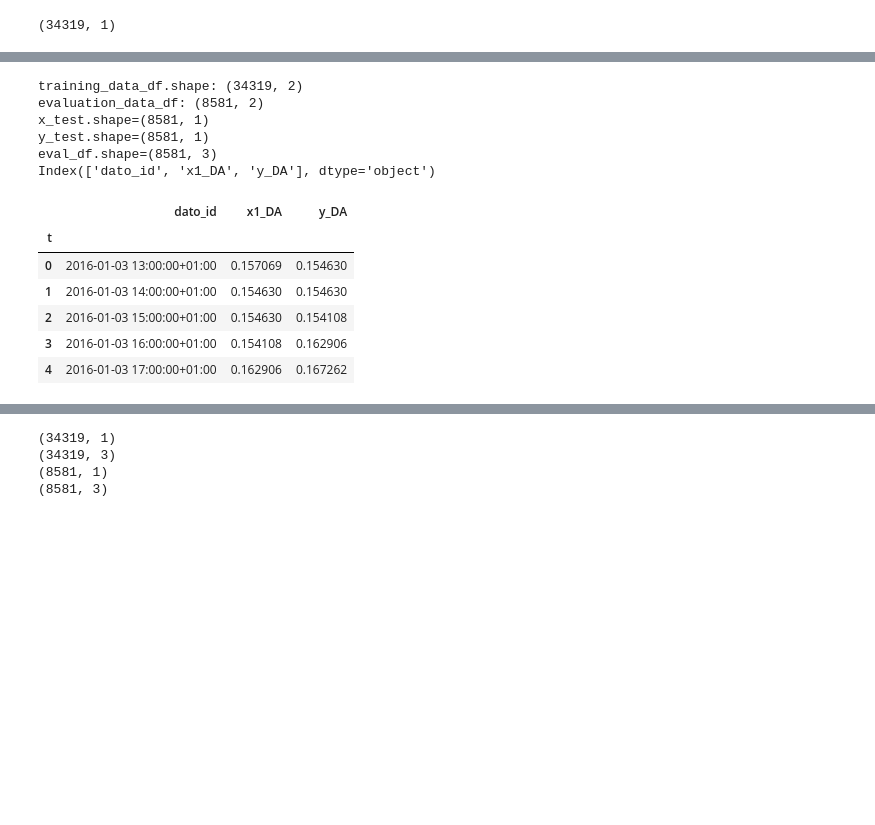
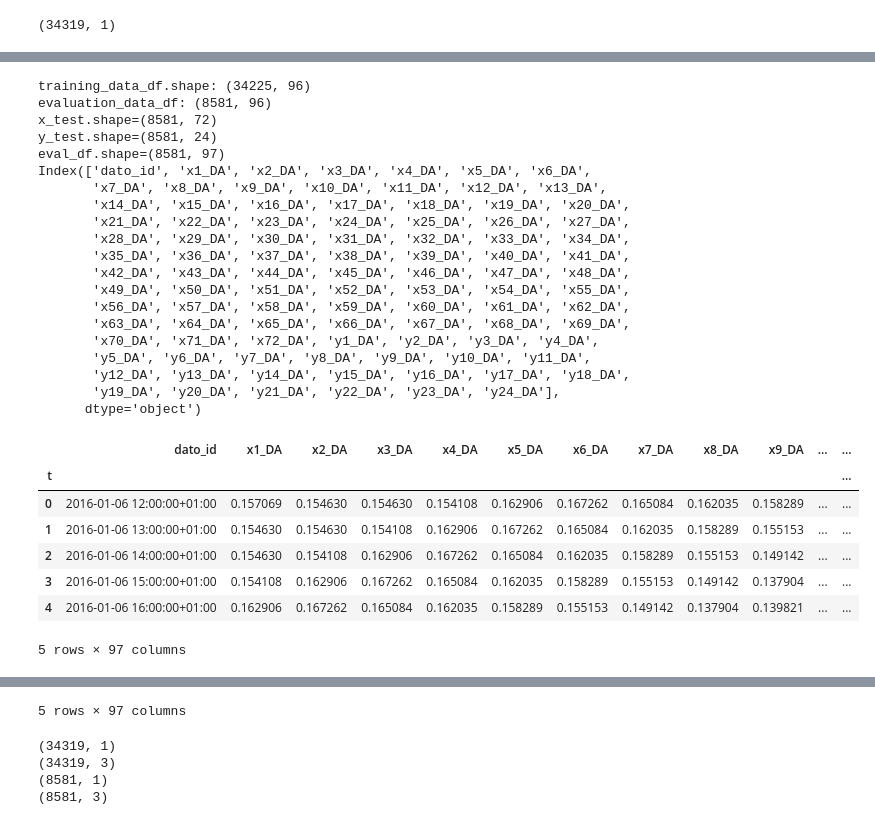
Before and after one commit to AndreasBordvik/FYS-STK4155-Prj3_report, a Jupyter notebook: code/LSTM_alternative/Time_series.ipynb, the cells around one changed output, grey strips where cells are left out. Cells and saved outputs as stored; diff of their text form; code cells hidden in the pictures; blank space fills up the shorter version.

```diff
--- a/code/LSTM_alternative/Time_series.ipynb
+++ b/code/LSTM_alternative/Time_series.ipynb
@@ -240,41 +242,56 @@ evaluation_data_df: (8581, 2)
 # %%
 # Time series slicing parameters
-nbf_features = input_window = 1
-nbf_outputs = output_window = 1
+nbf_features = input_window = 72
+nbf_outputs = output_window = 24
 
 # Creating time series traing and evaluation (test) data besed on sliding window approach
 x_train, y_train, x_test, y_test, train_df, eval_df = create_time_series_data(training_df,
                                                                               forcast_sol_df,
                                                                               nbf_features,
                                                                               nbf_outputs,
                                                                               column_key="NO5_price",
                                                                               column_suffix="DA",
                                                                               include_target_outputs=True)
 print(f"{x_test.shape=}")
 print(f"{y_test.shape=}")
 print(f"{eval_df.shape=}")
 print(eval_df.columns)
 
 # Displaying time series data
 train_df.index.name = "t"
 display(train_df.head())
 
 # Save the table.
 train_df.head().to_csv("time_series_data.csv")
 
 
 display(eval_df.head())
 # %% [output]
-training_data_df.shape: (34319, 2)
-evaluation_data_df: (8581, 2)
-x_test.shape=(8581, 1)
-y_test.shape=(8581, 1)
-eval_df.shape=(8581, 3)
-Index(['dato_id', 'x1_DA', 'y_DA'], dtype='object')
+training_data_df.shape: (34225, 96)
+evaluation_data_df: (8581, 96)
+x_test.shape=(8581, 72)
+y_test.shape=(8581, 24)
+eval_df.shape=(8581, 97)
+Index(['dato_id', 'x1_DA', 'x2_DA', 'x3_DA', 'x4_DA', 'x5_DA', 'x6_DA',
+       'x7_DA', 'x8_DA', 'x9_DA', 'x10_DA', 'x11_DA', 'x12_DA', 'x13_DA',
+       'x14_DA', 'x15_DA', 'x16_DA', 'x17_DA', 'x18_DA', 'x19_DA', 'x20_DA',
+       'x21_DA', 'x22_DA', 'x23_DA', 'x24_DA', 'x25_DA', 'x26_DA', 'x27_DA',
+       'x28_DA', 'x29_DA', 'x30_DA', 'x31_DA', 'x32_DA', 'x33_DA', 'x34_DA',
+       'x35_DA', 'x36_DA', 'x37_DA', 'x38_DA', 'x39_DA', 'x40_DA', 'x41_DA',
+       'x42_DA', 'x43_DA', 'x44_DA', 'x45_DA', 'x46_DA', 'x47_DA', 'x48_DA',
+       'x49_DA', 'x50_DA', 'x51_DA', 'x52_DA', 'x53_DA', 'x54_DA', 'x55_DA',
+       'x56_DA', 'x57_DA', 'x58_DA', 'x59_DA', 'x60_DA', 'x61_DA', 'x62_DA',
+       'x63_DA', 'x64_DA', 'x65_DA', 'x66_DA', 'x67_DA', 'x68_DA', 'x69_DA',
+       'x70_DA', 'x71_DA', 'x72_DA', 'y1_DA', 'y2_DA', 'y3_DA', 'y4_DA',
+       'y5_DA', 'y6_DA', 'y7_DA', 'y8_DA', 'y9_DA', 'y10_DA', 'y11_DA',
+       'y12_DA', 'y13_DA', 'y14_DA', 'y15_DA', 'y16_DA', 'y17_DA', 'y18_DA',
+       'y19_DA', 'y20_DA', 'y21_DA', 'y22_DA', 'y23_DA', 'y24_DA'],
+      dtype='object')
-|  | dato_id | x1_DA | y_DA |
-| t |  |  |  |
-| 0 | 2016-01-03 13:00:00+01:00 | 0.157069 | 0.154630 |
-| 1 | 2016-01-03 14:00:00+01:00 | 0.154630 | 0.154630 |
-| 2 | 2016-01-03 15:00:00+01:00 | 0.154630 | 0.154108 |
-| 3 | 2016-01-03 16:00:00+01:00 | 0.154108 | 0.162906 |
-| 4 | 2016-01-03 17:00:00+01:00 | 0.162906 | 0.167262 |
+|  | dato_id | x1_DA | x2_DA | x3_DA | x4_DA | x5_DA | x6_DA | x7_DA | x8_DA | x9_DA | ... | ... |
+| t |  |  |  |  |  |  |  |  |  |  |  | ... |
+| 0 | 2016-01-06 12:00:00+01:00 | 0.157069 | 0.154630 | 0.154630 | 0.154108 | 0.162906 | 0.167262 | 0.165084 | 0.162035 | 0.158289 | ... | ... |
+| 1 | 2016-01-06 13:00:00+01:00 | 0.154630 | 0.154630 | 0.154108 | 0.162906 | 0.167262 | 0.165084 | 0.162035 | 0.158289 | 0.155153 | ... | ... |
+| 2 | 2016-01-06 14:00:00+01:00 | 0.154630 | 0.154108 | 0.162906 | 0.167262 | 0.165084 | 0.162035 | 0.158289 | 0.155153 | 0.149142 | ... | ... |
+| 3 | 2016-01-06 15:00:00+01:00 | 0.154108 | 0.162906 | 0.167262 | 0.165084 | 0.162035 | 0.158289 | 0.155153 | 0.149142 | 0.137904 | ... | ... |
+| 4 | 2016-01-06 16:00:00+01:00 | 0.162906 | 0.167262 | 0.165084 | 0.162035 | 0.158289 | 0.155153 | 0.149142 | 0.137904 | 0.139821 | ... | ... |
+5 rows × 97 columns
@@ -287,3 +304,4 @@ Index(['dato_id', 'x1_DA', 'y_DA'], dtype='object')
+5 rows × 97 columns
 # %%
 print(x_train.shape)
 x_train = np.concatenate([x_train, x_train_GEN, x_train_LOAD], axis=1)
```
Also changed, not shown: parts of 10 cells of this notebook, 1 other file.
